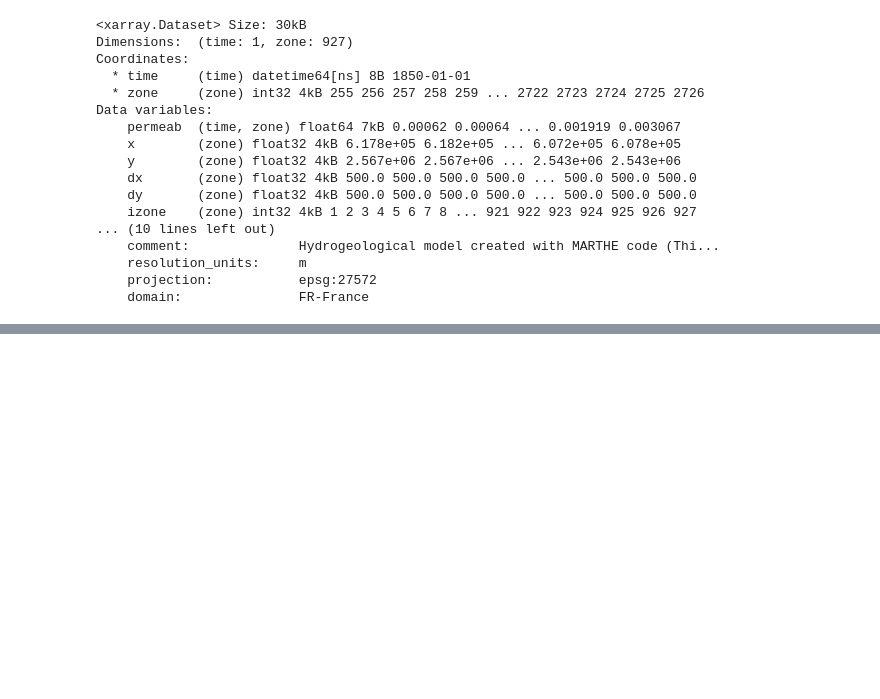
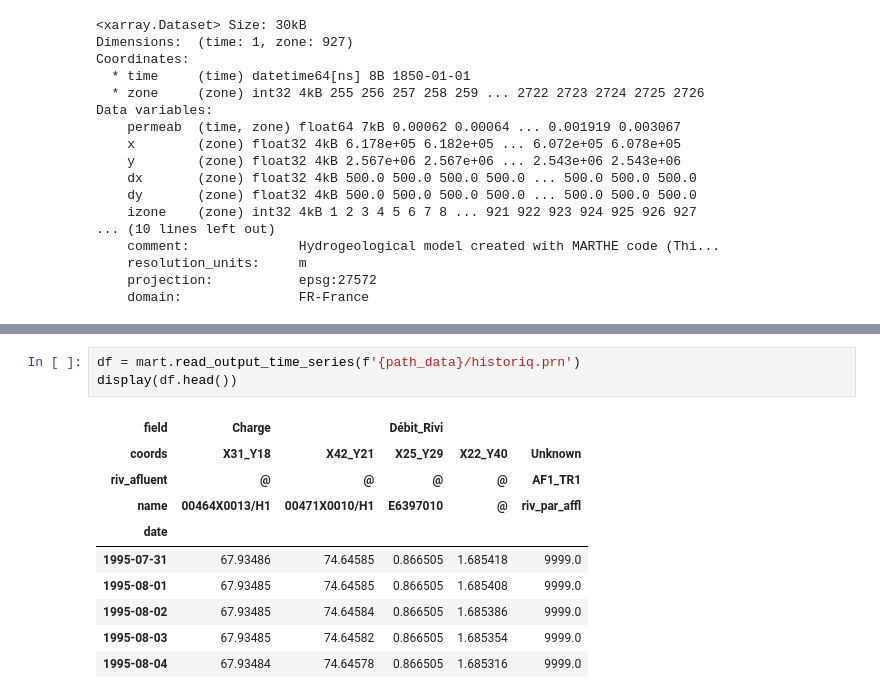
Before and after one commit to manlaya/martpy2, a Jupyter notebook: example/martpy101.ipynb, the cells around one changed output, grey strips where cells are left out. Drawn from its saved outputs; the diff is of its cells as text; blank space fills up the shorter version.

```diff
--- a/example/martpy101.ipynb
+++ b/example/martpy101.ipynb
@@ -101,0 +107,14 @@ Data variables:
+# %%
+df = mart.read_output_time_series(f'{path_data}/historiq.prn')
+display(df.head())
+# %% [output]
+| field | Charge |  | Débit_Rivi |  |  |
+| coords | X31_Y18 | X42_Y21 | X25_Y29 | X22_Y40 | Unknown |
+| riv_afluent | @ | @ | @ | @ | AF1_TR1 |
+| name | 00464X0013/H1 | 00471X0010/H1 | E6397010 | @ | riv_par_affl |
+| date |  |  |  |  |  |
+| 1995-07-31 | 67.93486 | 74.64585 | 0.866505 | 1.685418 | 9999.0 |
+| 1995-08-01 | 67.93485 | 74.64585 | 0.866505 | 1.685408 | 9999.0 |
+| 1995-08-02 | 67.93485 | 74.64584 | 0.866505 | 1.685386 | 9999.0 |
+| 1995-08-03 | 67.93485 | 74.64582 | 0.866505 | 1.685354 | 9999.0 |
+| 1995-08-04 | 67.93484 | 74.64578 | 0.866505 | 1.685316 | 9999.0 |
```
Also changed, not shown: parts of 6 cells of this notebook, 27 other files.
